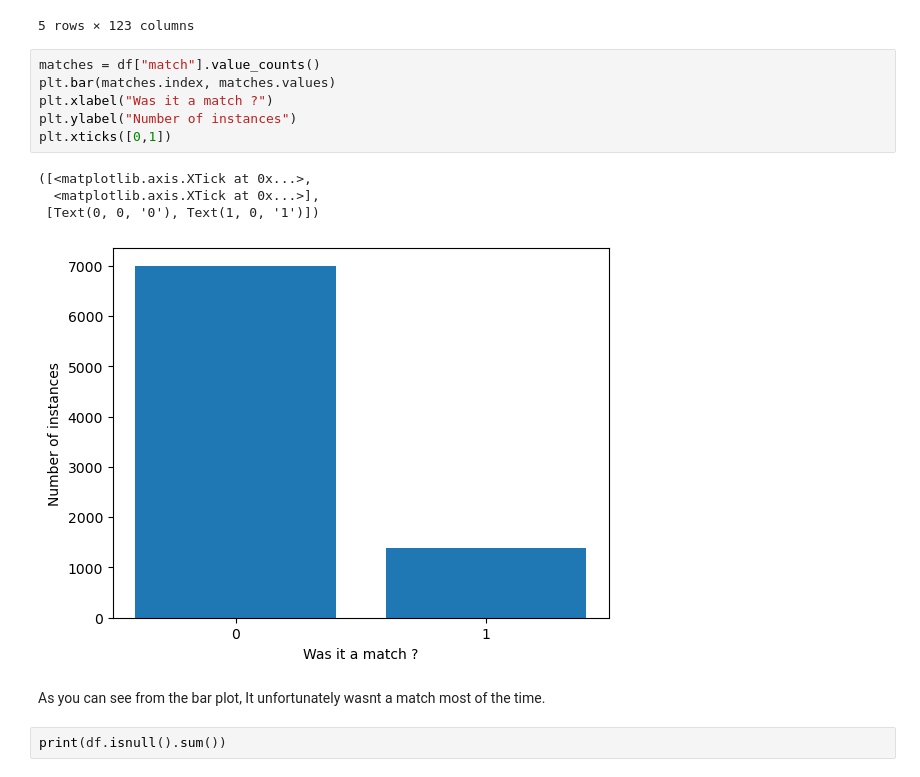
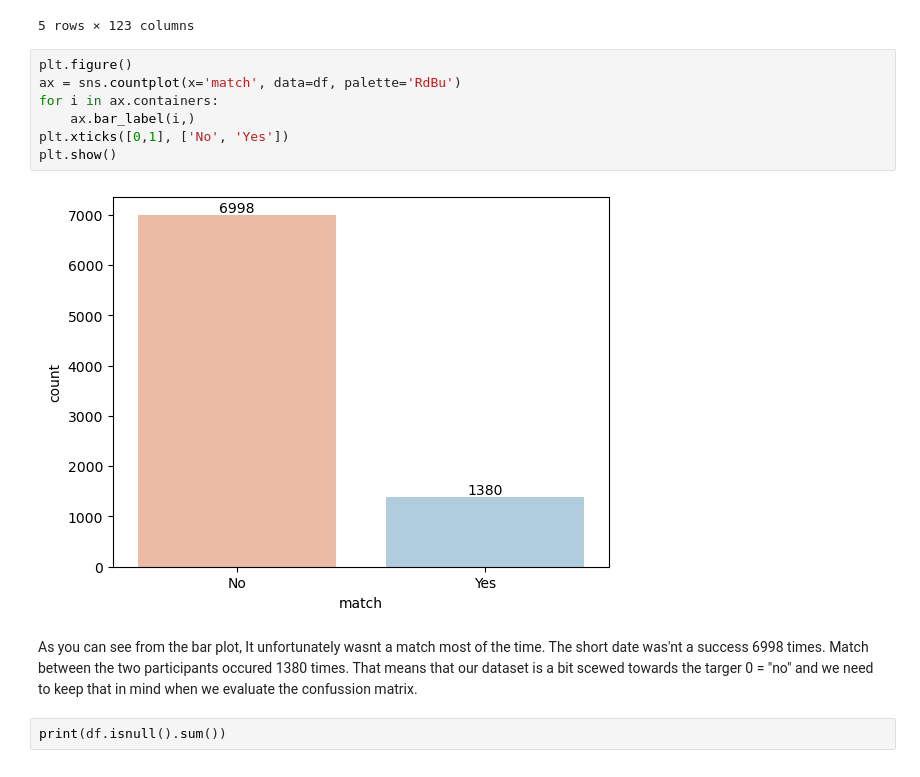
Before and after one commit to luukkass/project01, a Jupyter notebook: project01.ipynb, the cells around one changed output. Drawn from its saved outputs; the diff is of its cells as text.

```diff
--- a/project01.ipynb
+++ b/project01.ipynb
@@ -64,19 +64,17 @@ memory usage: 7.9 MB
 | 3 | 0.0 | 1.0 | 0.0 | 21.0 | 23.0 | 2.0 | 1.0 | 1.0 | 3.0 | 0.0 | ... | ... |
 | 4 | 0.0 | 1.0 | 0.0 | 21.0 | 24.0 | 3.0 | 1.0 | 1.0 | 4.0 | 0.0 | ... | ... |
 5 rows × 123 columns
-# %%
-matches = df["match"].value_counts()
-plt.bar(matches.index, matches.values)
-plt.xlabel("Was it a match ?")
-plt.ylabel("Number of instances")
-plt.xticks([0,1])
-# %% [output]
-([<matplotlib.axis.XTick at 0x...>,
-  <matplotlib.axis.XTick at 0x...>],
- [Text(0, 0, '0'), Text(1, 0, '1')])
-[figure, removed]
-# %% [markdown]
-As you can see from the bar plot, It unfortunately wasnt a match most of the time.
+# %%
+plt.figure()
+ax = sns.countplot(x='match', data=df, palette='RdBu')
+for i in ax.containers:
+    ax.bar_label(i,)
+plt.xticks([0,1], ['No', 'Yes'])
+plt.show()
+# %% [output]
+[figure, added]
+# %% [markdown]
+As you can see from the bar plot, It unfortunately wasnt a match most of the time. The short date was'nt a success 6998 times. Match between the two participants occured 1380 times. That means that our dataset is a bit scewed towards the targer 0 = "no" and we need to keep that in mind when we evaluate the confussion matrix.
 # %%
 print(df.isnull().sum())
 # %% [output]
```
Also changed, not shown: parts of 5 cells of this notebook.
